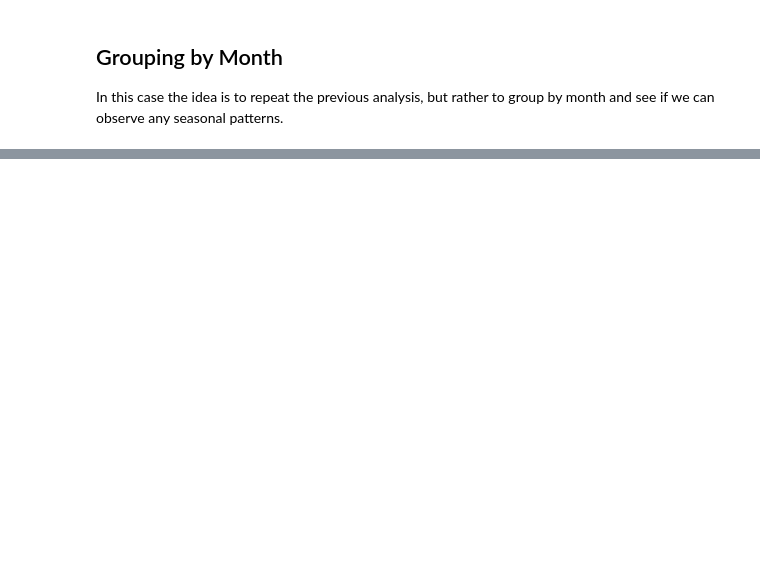
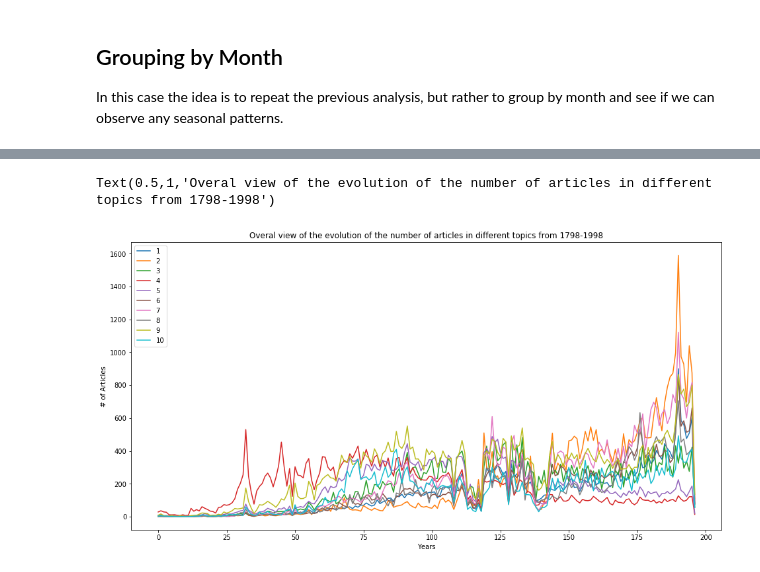
Before and after one commit to denhardt/ADA2017_GroupWork, a Jupyter notebook: Project/Milestone 3.ipynb, the cells around one changed output, grey strips where cells are left out. Drawn from its saved outputs; the diff is of its cells as text; code cells hidden in the pictures; blank space fills up the shorter version.

Commit message:
MNT: More analysis, overall view of topic evolution through time

```diff
--- a/Project/Milestone 3.ipynb
+++ b/Project/Milestone 3.ipynb
@@ -227,6 +243,8 @@ Text(0,0.5,'# of Articles')
 # %%
+# Normalisation
+df_norm = df_year
 topic_cols=['1','2','3','4','5','6','7','8','9','10']
-df_year.counts = df_year.counts.astype('int')
-df_year[topic_cols] = df_year[topic_cols].astype('float')
+df_norm.counts = df_norm.counts.astype('int')
+df_norm[topic_cols] = df_norm[topic_cols].astype('float')
 for i in topic_cols:
-    df_year[i] = df_year[i]/df_year.counts
+    df_norm[i] = df_norm[i]/df_norm.counts
@@ -258,0 +271,10 @@ In this case the idea is to repeat the previous analysis, but rather to group by
+# %%
+for i in topic_cols:
+    ax = df_year[i].plot(kind='line', figsize=(16,8), legend=True)
+
+ax.set_xlabel('Years')
+ax.set_ylabel('# of Articles')
+ax.set_title('Overal view of the evolution of the number of articles in different topics from 1798-1998')
+# %% [output]
+Text(0.5,1,'Overal view of the evolution of the number of articles in different topics from 1798-1998')
+[figure, added]
```
Also changed, not shown: parts of 9 cells of this notebook.
